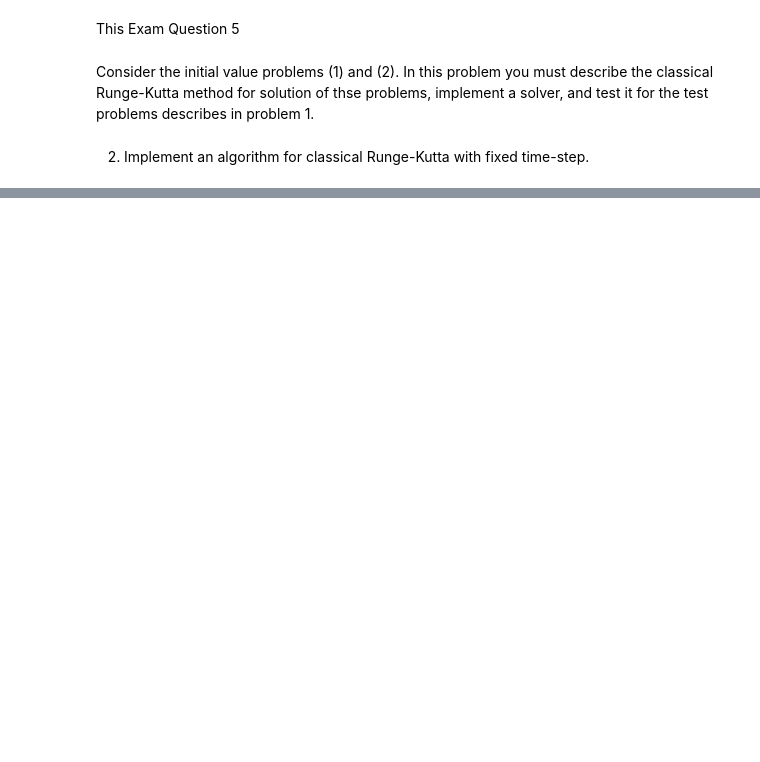
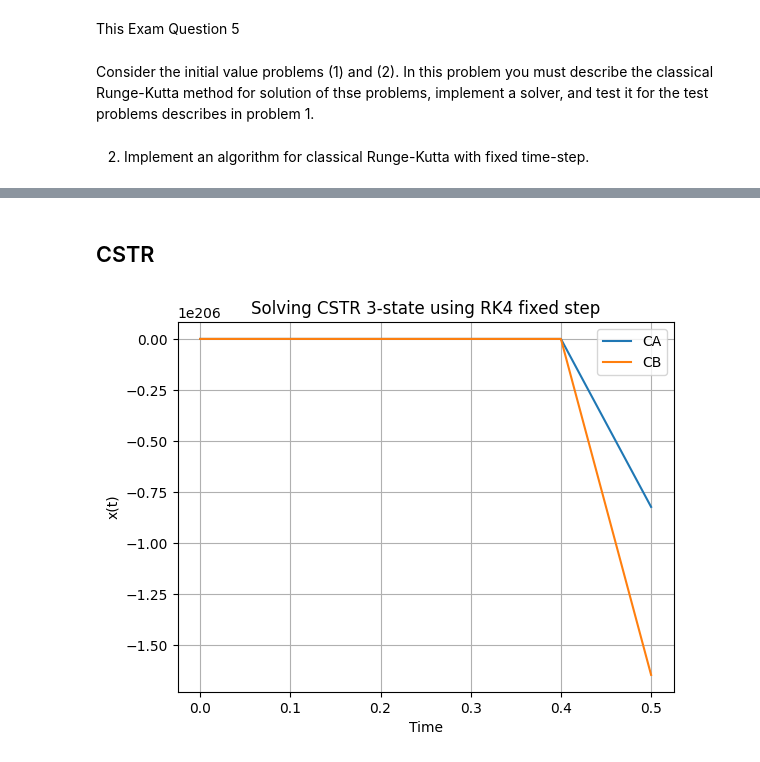
Before and after one commit to EstherCon0/SciComDiff, a Jupyter notebook: Exam_5.ipynb, the cells around one changed output, grey strips where cells are left out. Drawn from its saved outputs; the diff is of its cells as text; code cells hidden in the pictures; blank space fills up the shorter version.

```diff
--- a/Exam_5.ipynb
+++ b/Exam_5.ipynb
@@ -12,0 +197,28 @@ import matplotlib.pyplot as plt
+# %% [markdown]
+## CSTR
+# %%
+# Initial conditions and settings
+C0 = np.array([1.6/2, 2.4/2, 600])  # Initial condition
+Cin = np.array([1.6/2, 2.4/2,600]) # Assume inlet concentration = initial for now
+
+t_span = (0, 20)
+t0 = t_span[0]
+TN = t_span[1]
+h=0.1
+N = 5
+
+# Run the solver
+Tout, Xout = RungeKuttaFixedStep(CSTR_3state, t0, C0, h, N, A, b, c, Cin)
+
+# Plot the result
+plt.plot(Tout, Xout[:, 0], label='CA')
+plt.plot(Tout, Xout[:, 1], label='CB')
+#plt.plot(Tout, np.exp(-Tout), 'k--', label='Exact solution')
+plt.xlabel('Time')
+plt.ylabel('x(t)')
+plt.title('Solving CSTR 3-state using RK4 fixed step')
+plt.legend()
+plt.grid()
+plt.show()
+# %% [output]
+[figure, added]
```
Also changed, not shown: parts of 13 cells of this notebook.
